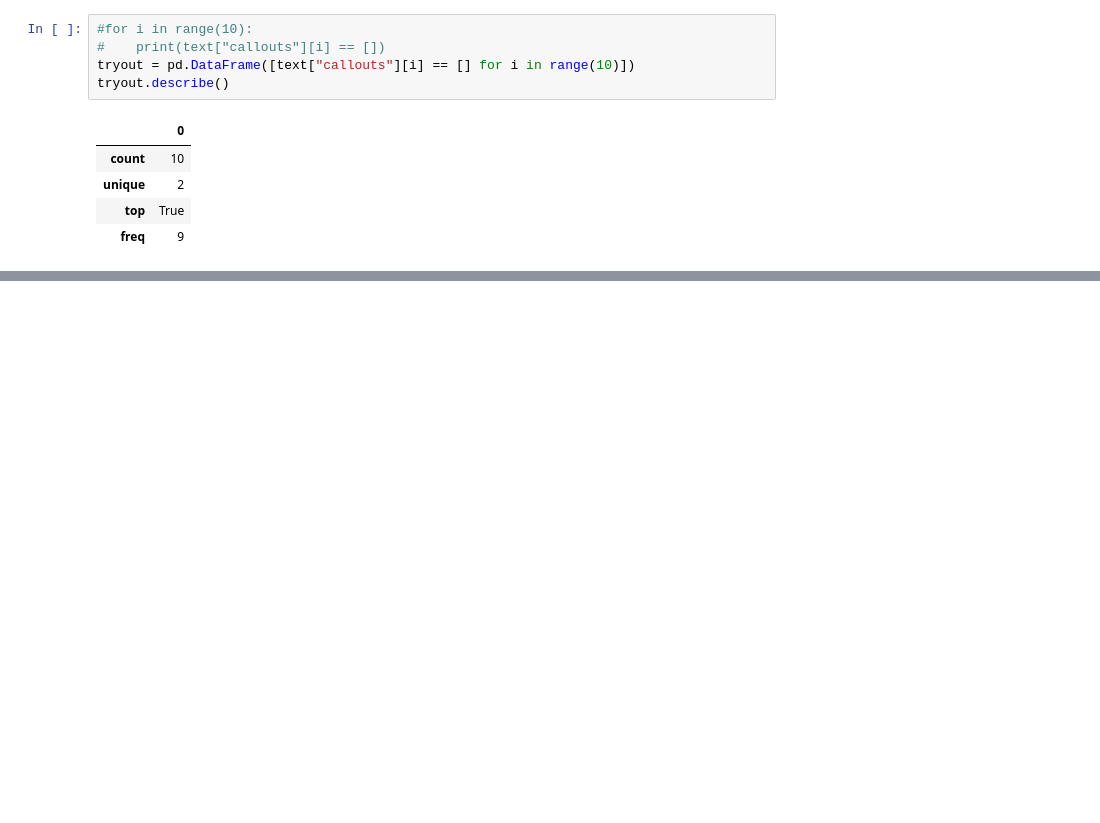
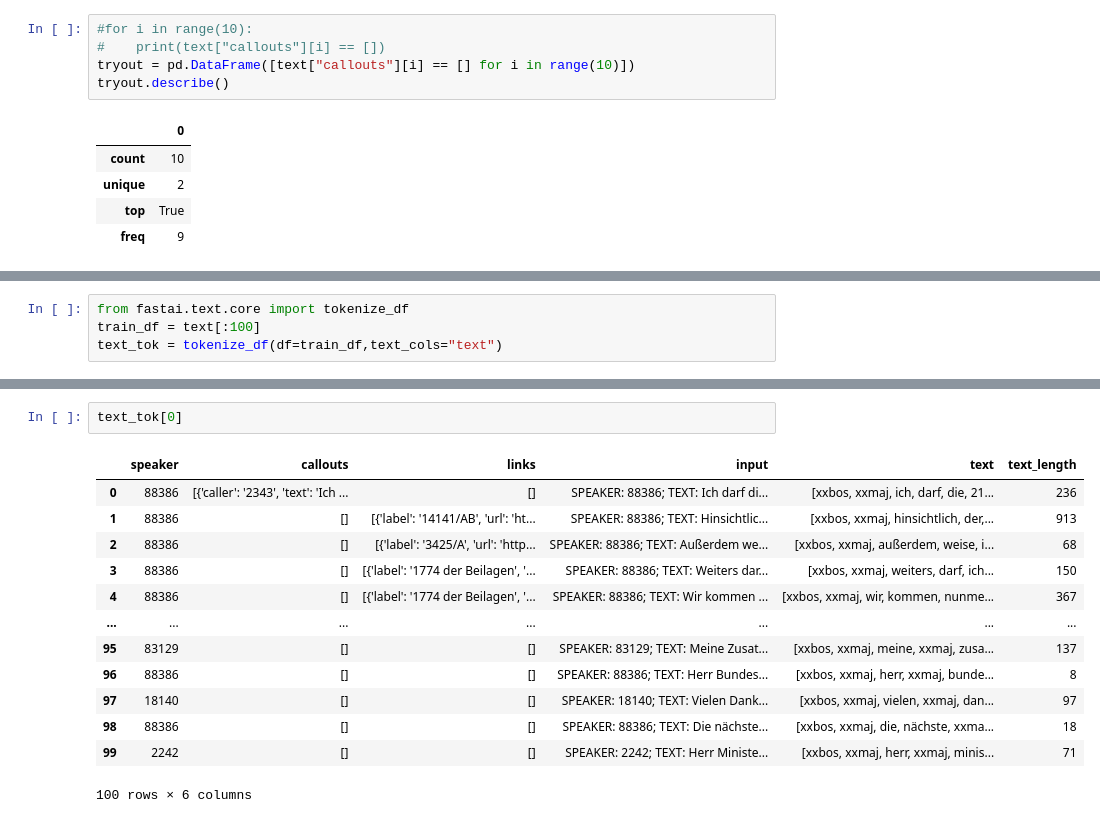
Before and after one commit to georghoeller/fastbook, a Jupyter notebook: my-stuff/ch10-nlp-parlament/speaker_recog.ipynb, the cells around one changed output, grey strips where cells are left out. Drawn from its saved outputs; the diff is of its cells as text; blank space fills up the shorter version.

```diff
--- a/my-stuff/ch10-nlp-parlament/speaker_recog.ipynb
+++ b/my-stuff/ch10-nlp-parlament/speaker_recog.ipynb
@@ -121,0 +148,4 @@ tok_ds = tokz(str(text["input"][:400]))
+# %%
+from fastai.text.core import tokenize_df
+train_df = text[:100]
+text_tok = tokenize_df(df=train_df,text_cols="text")
@@ -121,0 +154,16 @@ tok_ds = tokz(str(text["input"][:400]))
+# %%
+text_tok[0]
+# %% [output]
+|  | speaker | callouts | links | input | text | text_length |
+| 0 | 88386 | [{'caller': '2343', 'text': 'Ich ... | [] | SPEAKER: 88386; TEXT: Ich darf di... | [xxbos, xxmaj, ich, darf, die, 21... | 236 |
+| 1 | 88386 | [] | [{'label': '14141/AB', 'url': 'ht... | SPEAKER: 88386; TEXT: Hinsichtlic... | [xxbos, xxmaj, hinsichtlich, der,... | 913 |
+| 2 | 88386 | [] | [{'label': '3425/A', 'url': 'http... | SPEAKER: 88386; TEXT: Außerdem we... | [xxbos, xxmaj, außerdem, weise, i... | 68 |
+| 3 | 88386 | [] | [{'label': '1774 der Beilagen', '... | SPEAKER: 88386; TEXT: Weiters dar... | [xxbos, xxmaj, weiters, darf, ich... | 150 |
+| 4 | 88386 | [] | [{'label': '1774 der Beilagen', '... | SPEAKER: 88386; TEXT: Wir kommen ... | [xxbos, xxmaj, wir, kommen, nunme... | 367 |
+| ... | ... | ... | ... | ... | ... | ... |
+| 95 | 83129 | [] | [] | SPEAKER: 83129; TEXT: Meine Zusat... | [xxbos, xxmaj, meine, xxmaj, zusa... | 137 |
+| 96 | 88386 | [] | [] | SPEAKER: 88386; TEXT: Herr Bundes... | [xxbos, xxmaj, herr, xxmaj, bunde... | 8 |
+| 97 | 18140 | [] | [] | SPEAKER: 18140; TEXT: Vielen Dank... | [xxbos, xxmaj, vielen, xxmaj, dan... | 97 |
+| 98 | 88386 | [] | [] | SPEAKER: 88386; TEXT: Die nächste... | [xxbos, xxmaj, die, nächste, xxma... | 18 |
+| 99 | 2242 | [] | [] | SPEAKER: 2242; TEXT: Herr Ministe... | [xxbos, xxmaj, herr, xxmaj, minis... | 71 |
+100 rows × 6 columns
```
Also changed, not shown: parts of 13 cells of this notebook.
